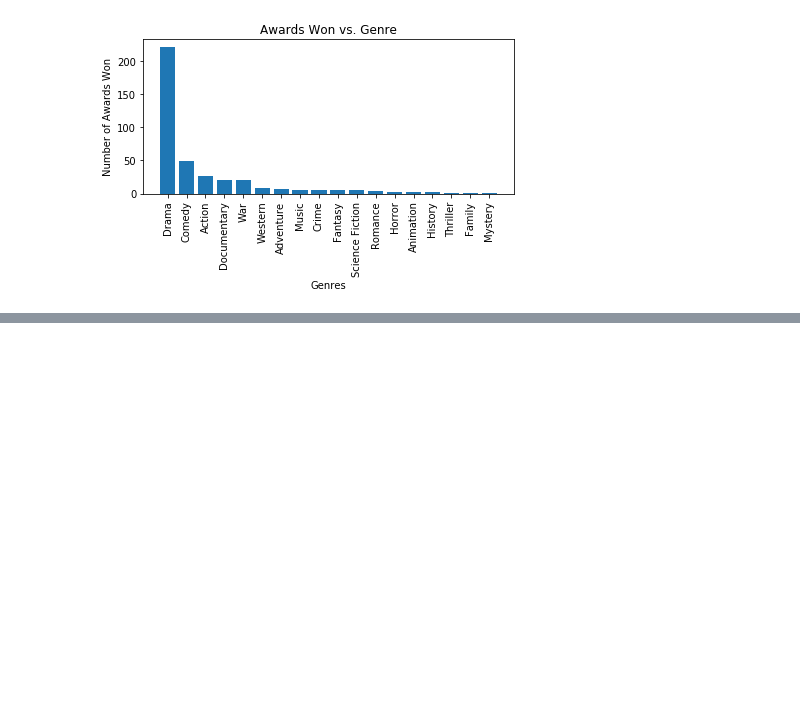
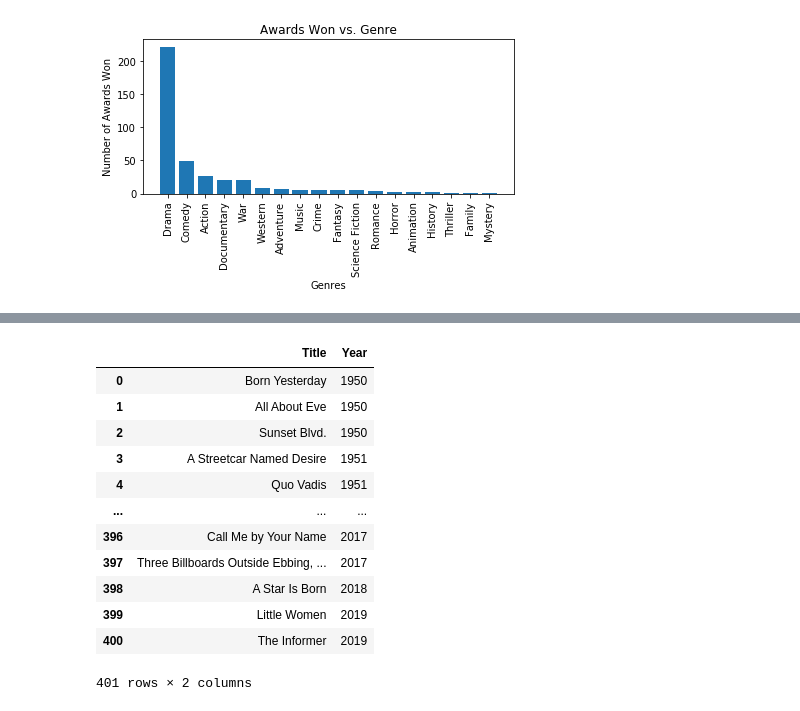
Before and after one commit to alextorres12/Group1_Project1, a Jupyter notebook: visualization.ipynb, the cells around one changed output, grey strips where cells are left out. Cells and saved outputs as stored; diff of their text form; code cells hidden in the pictures; blank space fills up the shorter version.

```diff
--- a/visualization.ipynb
+++ b/visualization.ipynb
@@ -28,3 +29,13 @@ plt.savefig('Output/Award_by_Genre.png')
 # %%
 #Originally planned to also look at how the winning genre changed over time but given the overwhelming amount of drama
 #there would not be any noticible patterns to see.
+# %%
+ordered_movies=best_movie.sort_values('Release Date')
+ordered_movies=ordered_movies.reset_index(drop=True)
+
+for i in range(len(ordered_movies['Budget'])):
+    if ordered_movies['Budget'][i]==0:
+        try:
+            ordered_movies=ordered_movies.drop([i])
+        except KeyError:
+            print('fail')
@@ -30,0 +64,24 @@ plt.savefig('Output/Award_by_Genre.png')
+# %%
+drop=year_data.loc[year_data['Year']<'1950']
+for i in range(len(year_data)):
+    try:
+        if year_data['Year'][i]==drop['Year'][i]:
+            year_data=year_data.drop([i])
+    except KeyError:
+        break
+year_data=year_data.reset_index(drop=True)
+year_data
+# %% [output]
+|  | Title | Year |
+| 0 | Born Yesterday | 1950 |
+| 1 | All About Eve | 1950 |
+| 2 | Sunset Blvd. | 1950 |
+| 3 | A Streetcar Named Desire | 1951 |
+| 4 | Quo Vadis | 1951 |
+| ... | ... | ... |
+| 396 | Call Me by Your Name | 2017 |
+| 397 | Three Billboards Outside Ebbing, ... | 2017 |
+| 398 | A Star Is Born | 2018 |
+| 399 | Little Women | 2019 |
+| 400 | The Informer | 2019 |
+401 rows × 2 columns
```
Also changed, not shown: parts of 12 cells of this notebook, 11 other files.
